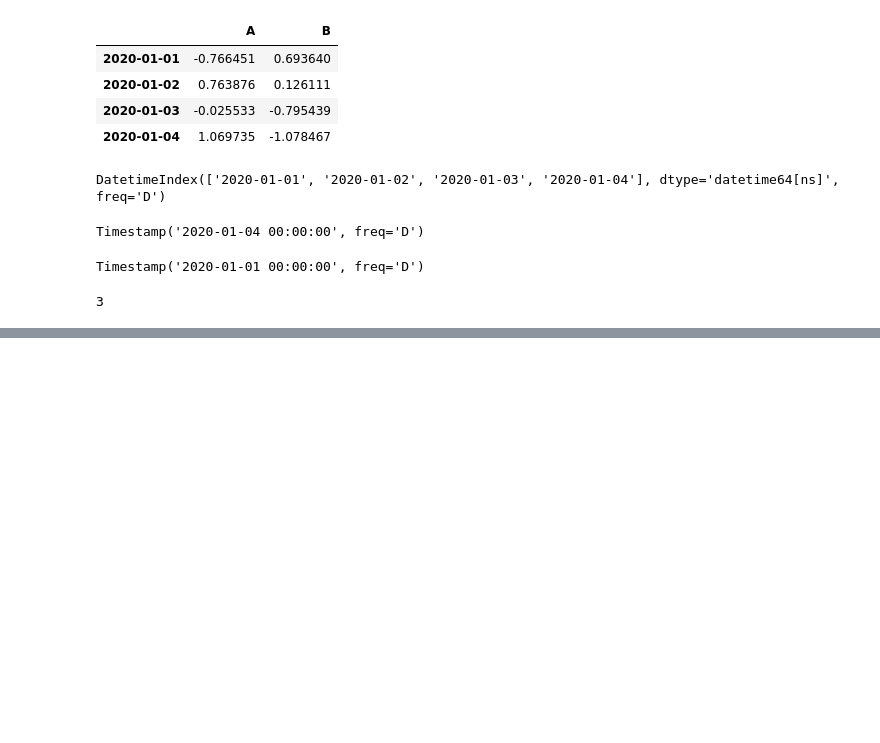
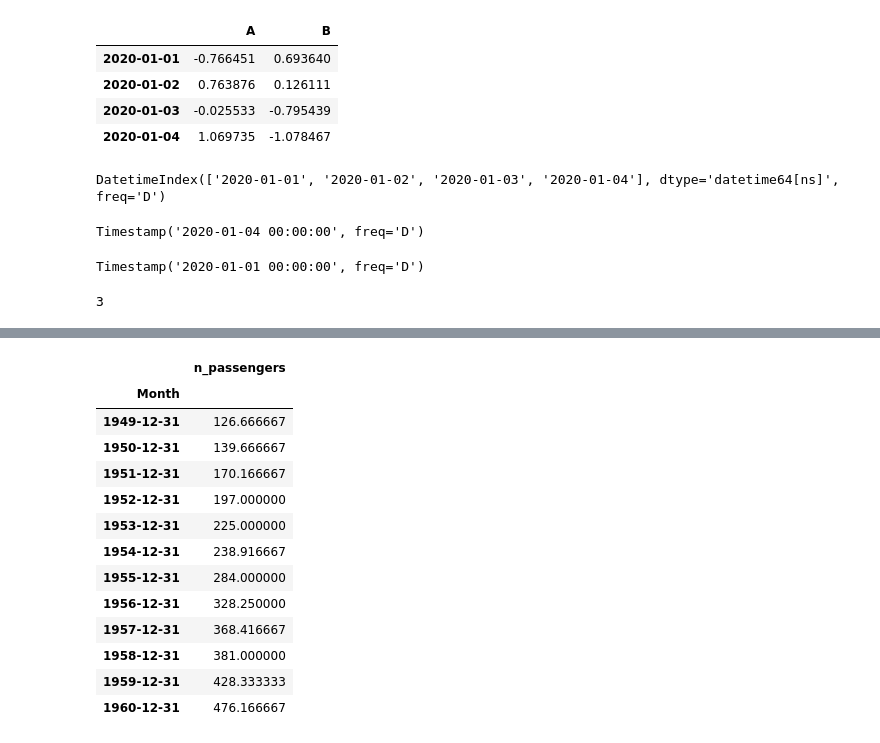
Before and after one commit to mahesh-keswani/ML-DL-FromBasicsToAdvance, a Jupyter notebook: pandas_basics/time_series_data_with_pandas.ipynb, the cells around one changed output, grey strips where cells are left out. Cells and saved outputs as stored; diff of their text form; code cells hidden in the pictures; blank space fills up the shorter version.

```diff
--- a/pandas_basics/time_series_data_with_pandas.ipynb
+++ b/pandas_basics/time_series_data_with_pandas.ipynb
@@ -149,0 +193,20 @@ df.index.argmax()
+# %%
+# now resampling the monthly data into yearly
+# here A means year end frequency, check the above link for aliases
+# this will aggregate the data year wise, and mean will perform mean operation for them
+df.resample('A').mean()
+# %% [output]
+|  | n_passengers |
+| Month |  |
+| 1949-12-31 | 126.666667 |
+| 1950-12-31 | 139.666667 |
+| 1951-12-31 | 170.166667 |
+| 1952-12-31 | 197.000000 |
+| 1953-12-31 | 225.000000 |
+| 1954-12-31 | 238.916667 |
+| 1955-12-31 | 284.000000 |
+| 1956-12-31 | 328.250000 |
+| 1957-12-31 | 368.416667 |
+| 1958-12-31 | 381.000000 |
+| 1959-12-31 | 428.333333 |
+| 1960-12-31 | 476.166667 |
```
Also changed, not shown: parts of 10 cells of this notebook.
